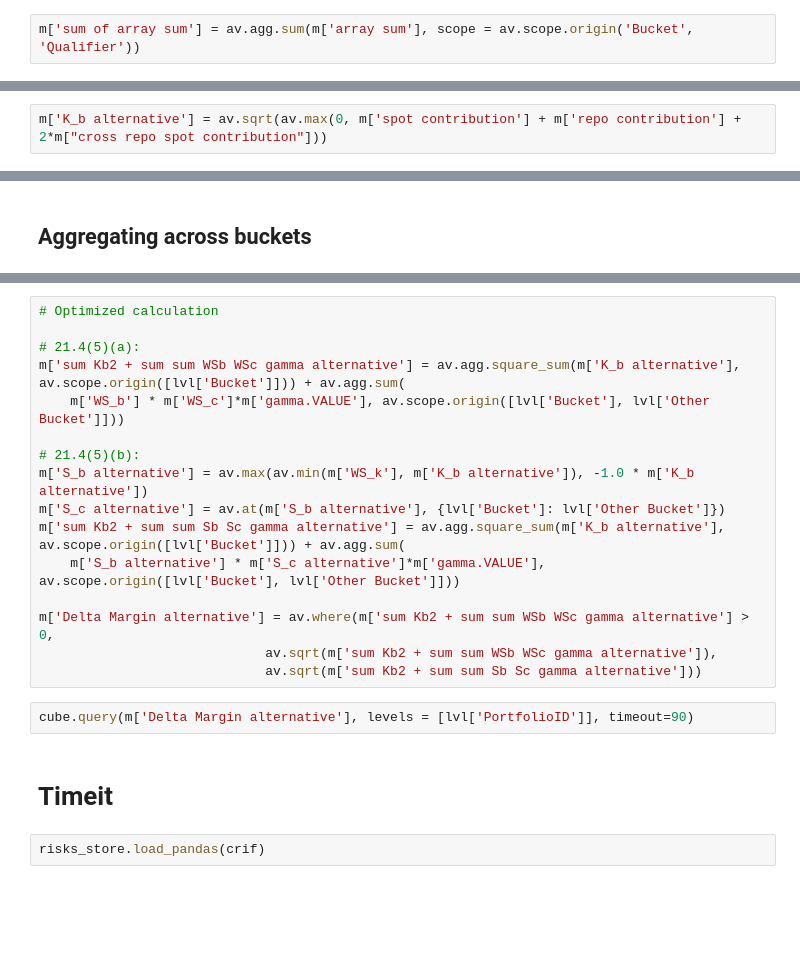
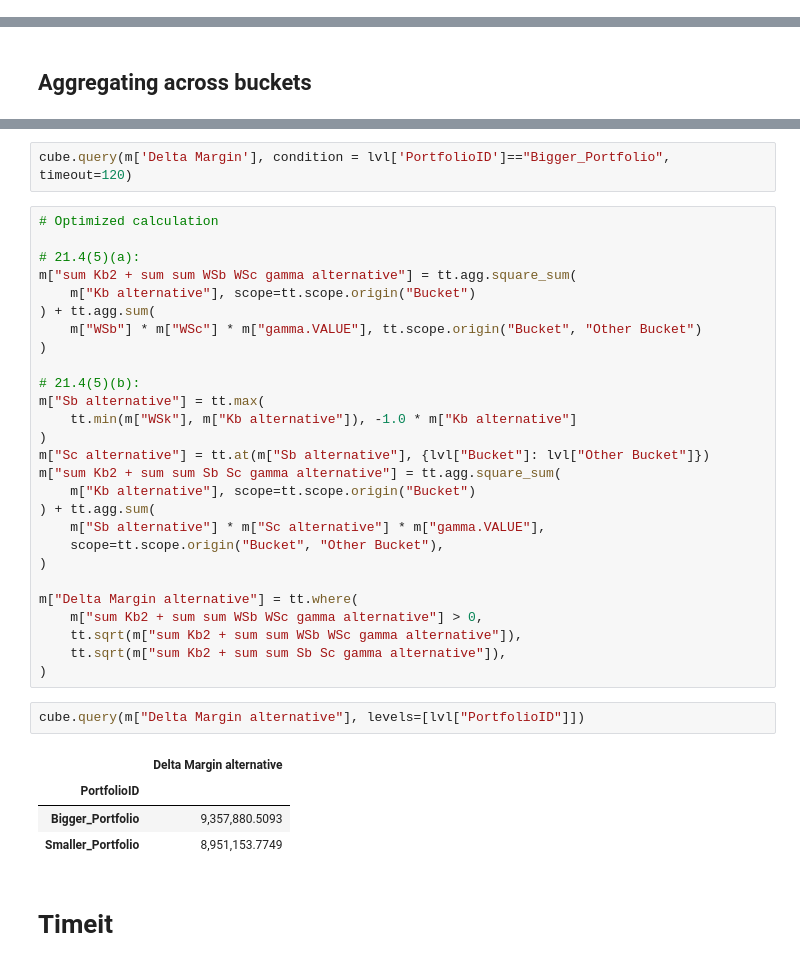
Before and after one commit to atoti/notebooks, a Jupyter notebook: finance/atoti-sbm/main.ipynb, the cells around one changed output, grey strips where cells are left out. Drawn from its saved outputs; the diff is of its cells as text; blank space fills up the shorter version.

```diff
--- a/finance/atoti-sbm/main.ipynb
+++ b/finance/atoti-sbm/main.ipynb
@@ -323,2 +404,0 @@ m['array sum'] = av.array.sum(m['repo scalar x spot vector'])
-# %%
-m['sum of array sum'] = av.agg.sum(m['array sum'], scope = av.scope.origin('Bucket', 'Qualifier'))
@@ -355,2 +459,0 @@ cube.query( m['cross repo spot contribution'], m['sum WS repo and spot'], m["sum
-# %%
-m['K_b alternative'] = av.sqrt(av.max(0, m['spot contribution'] + m['repo contribution'] + 2*m["cross repo spot contribution"]))
@@ -416,28 +504,44 @@ cube.query(m['Delta Margin'], condition = lvl['PortfolioID']=="Smaller_Portfolio
 # %% [output]
 |  | Delta Margin |
 | 0 | 8,951,153.7749 |
+# %%
+cube.query(m['Delta Margin'], condition = lvl['PortfolioID']=="Bigger_Portfolio", timeout=120)
 # %%
 # Optimized calculation
 
 # 21.4(5)(a):
-m['sum Kb2 + sum sum WSb WSc gamma alternative'] = av.agg.square_sum(m['K_b alternative'], av.scope.origin([lvl['Bucket']])) + av.agg.sum(
-    m['WS_b'] * m['WS_c']*m['gamma.VALUE'], av.scope.origin([lvl['Bucket'], lvl['Other Bucket']]))
+m["sum Kb2 + sum sum WSb WSc gamma alternative"] = tt.agg.square_sum(
+    m["Kb alternative"], scope=tt.scope.origin("Bucket")
+) + tt.agg.sum(
+    m["WSb"] * m["WSc"] * m["gamma.VALUE"], tt.scope.origin("Bucket", "Other Bucket")
+)
 
 # 21.4(5)(b):
-m['S_b alternative'] = av.max(av.min(m['WS_k'], m['K_b alternative']), -1.0 * m['K_b alternative'])
-m['S_c alternative'] = av.at(m['S_b alternative'], {lvl['Bucket']: lvl['Other Bucket']})
-m['sum Kb2 + sum sum Sb Sc gamma alternative'] = av.agg.square_sum(m['K_b alternative'], av.scope.origin([lvl['Bucket']])) + av.agg.sum(
-    m['S_b alternative'] * m['S_c alternative']*m['gamma.VALUE'], av.scope.origin([lvl['Bucket'], lvl['Other Bucket']]))
+m["Sb alternative"] = tt.max(
+    tt.min(m["WSk"], m["Kb alternative"]), -1.0 * m["Kb alternative"]
+)
+m["Sc alternative"] = tt.at(m["Sb alternative"], {lvl["Bucket"]: lvl["Other Bucket"]})
+m["sum Kb2 + sum sum Sb Sc gamma alternative"] = tt.agg.square_sum(
+    m["Kb alternative"], scope=tt.scope.origin("Bucket")
+) + tt.agg.sum(
+    m["Sb alternative"] * m["Sc alternative"] * m["gamma.VALUE"],
+    scope=tt.scope.origin("Bucket", "Other Bucket"),
+)
 
-m['Delta Margin alternative'] = av.where(m['sum Kb2 + sum sum WSb WSc gamma alternative'] > 0,
-                             av.sqrt(m['sum Kb2 + sum sum WSb WSc gamma alternative']),
-                             av.sqrt(m['sum Kb2 + sum sum Sb Sc gamma alternative']))
+m["Delta Margin alternative"] = tt.where(
+    m["sum Kb2 + sum sum WSb WSc gamma alternative"] > 0,
+    tt.sqrt(m["sum Kb2 + sum sum WSb WSc gamma alternative"]),
+    tt.sqrt(m["sum Kb2 + sum sum Sb Sc gamma alternative"]),
+)
 # %%
-cube.query(m['Delta Margin alternative'], levels = [lvl['PortfolioID']], timeout=90)
+cube.query(m["Delta Margin alternative"], levels=[lvl["PortfolioID"]])
+# %% [output]
+|  | Delta Margin alternative |
+| PortfolioID |  |
+| Bigger_Portfolio | 9,357,880.5093 |
+| Smaller_Portfolio | 8,951,153.7749 |
 # %% [markdown]
 # Timeit
-# %%
-risks_store.load_pandas(crif)
 # %%
 %%timeit
 cube.query(m['Delta Margin'], condition = lvl['PortfolioID']=="Smaller_Portfolio", timeout=90)
```
Also changed, not shown: parts of 64 cells of this notebook, 8 other files.
